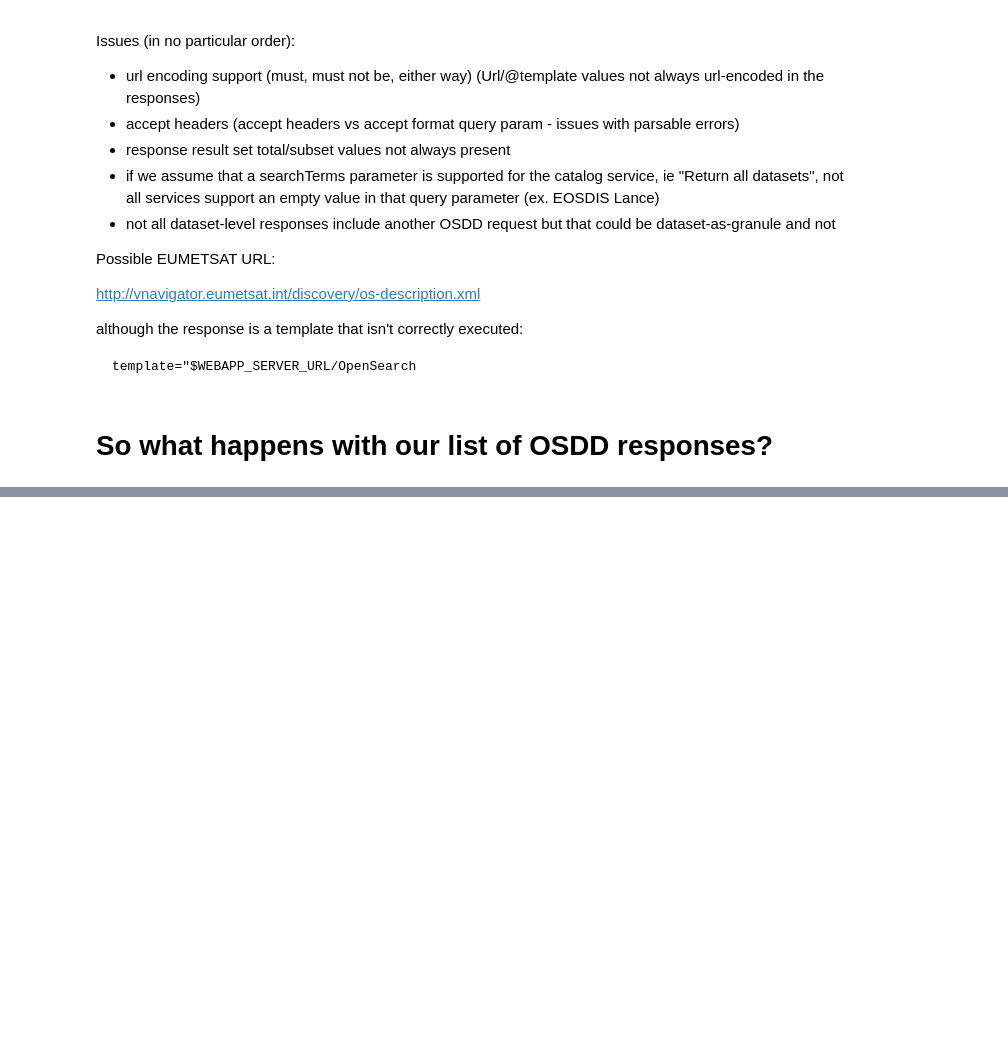
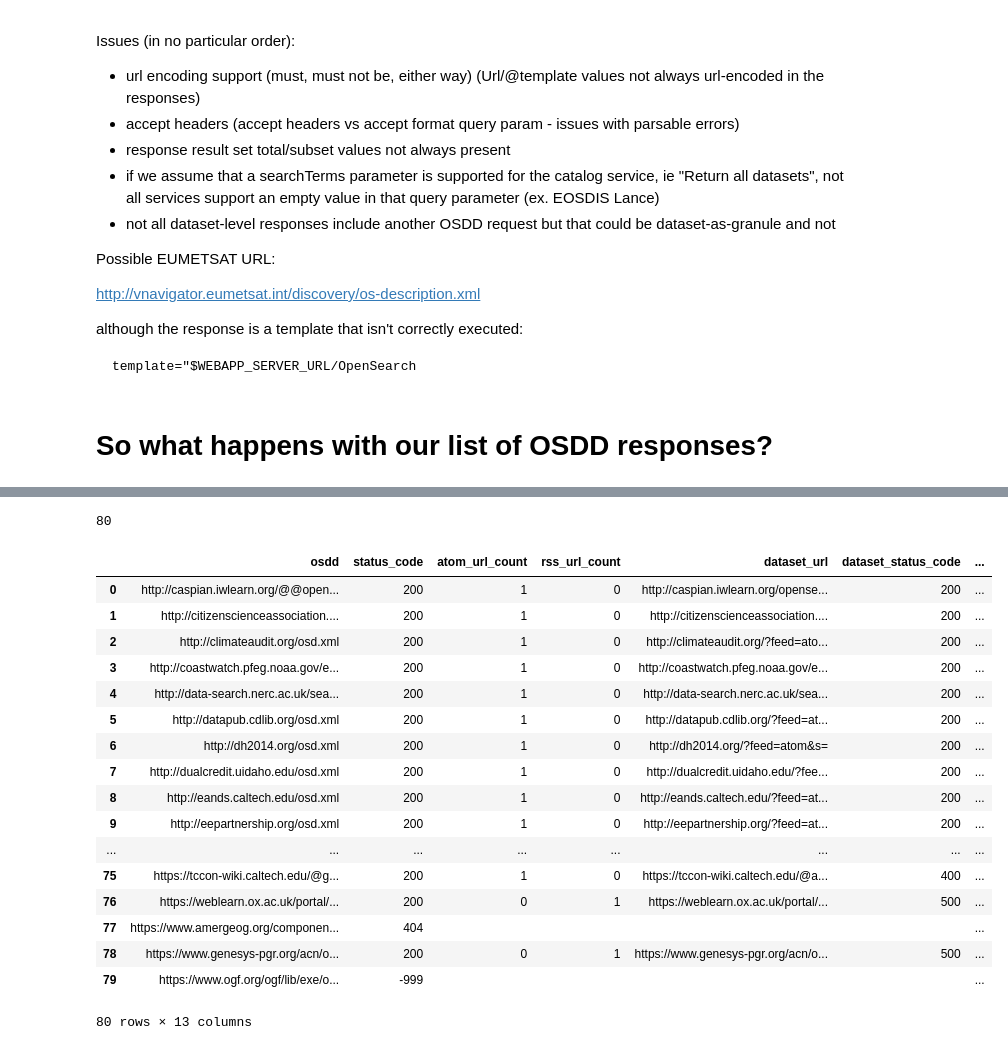
Before and after one commit to b-cube/semantics-preprocessing, a Jupyter notebook: notebooks/OpenSearch Reharvest.ipynb, the cells around one changed output, grey strips where cells are left out. Cells and saved outputs as stored; diff of their text form; code cells hidden in the pictures; blank space fills up the shorter version.

```diff
--- a/notebooks/OpenSearch Reharvest.ipynb
+++ b/notebooks/OpenSearch Reharvest.ipynb
@@ -446,0 +566,26 @@ Processing http://sphinx-doc.org/latest/_static/opensearch.xml
+# %%
+len(stats)
+# %% [output]
+80
+# %%
+df = pd.DataFrame(stats, columns=columns + ['not sure1', 'not sure2'])
+df
+# %% [output]
+|  | osdd | status_code | atom_url_count | rss_url_count | dataset_url | dataset_status_code | ... |
+| 0 | http://caspian.iwlearn.org/@@open... | 200 | 1 | 0 | http://caspian.iwlearn.org/opense... | 200 | ... |
+| 1 | http://citizenscienceassociation.... | 200 | 1 | 0 | http://citizenscienceassociation.... | 200 | ... |
+| 2 | http://climateaudit.org/osd.xml | 200 | 1 | 0 | http://climateaudit.org/?feed=ato... | 200 | ... |
+| 3 | http://coastwatch.pfeg.noaa.gov/e... | 200 | 1 | 0 | http://coastwatch.pfeg.noaa.gov/e... | 200 | ... |
+| 4 | http://data-search.nerc.ac.uk/sea... | 200 | 1 | 0 | http://data-search.nerc.ac.uk/sea... | 200 | ... |
+| 5 | http://datapub.cdlib.org/osd.xml | 200 | 1 | 0 | http://datapub.cdlib.org/?feed=at... | 200 | ... |
+| 6 | http://dh2014.org/osd.xml | 200 | 1 | 0 | http://dh2014.org/?feed=atom&s= | 200 | ... |
+| 7 | http://dualcredit.uidaho.edu/osd.xml | 200 | 1 | 0 | http://dualcredit.uidaho.edu/?fee... | 200 | ... |
+| 8 | http://eands.caltech.edu/osd.xml | 200 | 1 | 0 | http://eands.caltech.edu/?feed=at... | 200 | ... |
+| 9 | http://eepartnership.org/osd.xml | 200 | 1 | 0 | http://eepartnership.org/?feed=at... | 200 | ... |
+| ... | ... | ... | ... | ... | ... | ... | ... |
+| 75 | https://tccon-wiki.caltech.edu/@g... | 200 | 1 | 0 | https://tccon-wiki.caltech.edu/@a... | 400 | ... |
+| 76 | https://weblearn.ox.ac.uk/portal/... | 200 | 0 | 1 | https://weblearn.ox.ac.uk/portal/... | 500 | ... |
+| 77 | https://www.amergeog.org/componen... | 404 |  |  |  |  | ... |
+| 78 | https://www.genesys-pgr.org/acn/o... | 200 | 0 | 1 | https://www.genesys-pgr.org/acn/o... | 500 | ... |
+| 79 | https://www.ogf.org/ogf/lib/exe/o... | -999 |  |  |  |  | ... |
+80 rows × 13 columns
```
Also changed, not shown: parts of 2 cells of this notebook.
